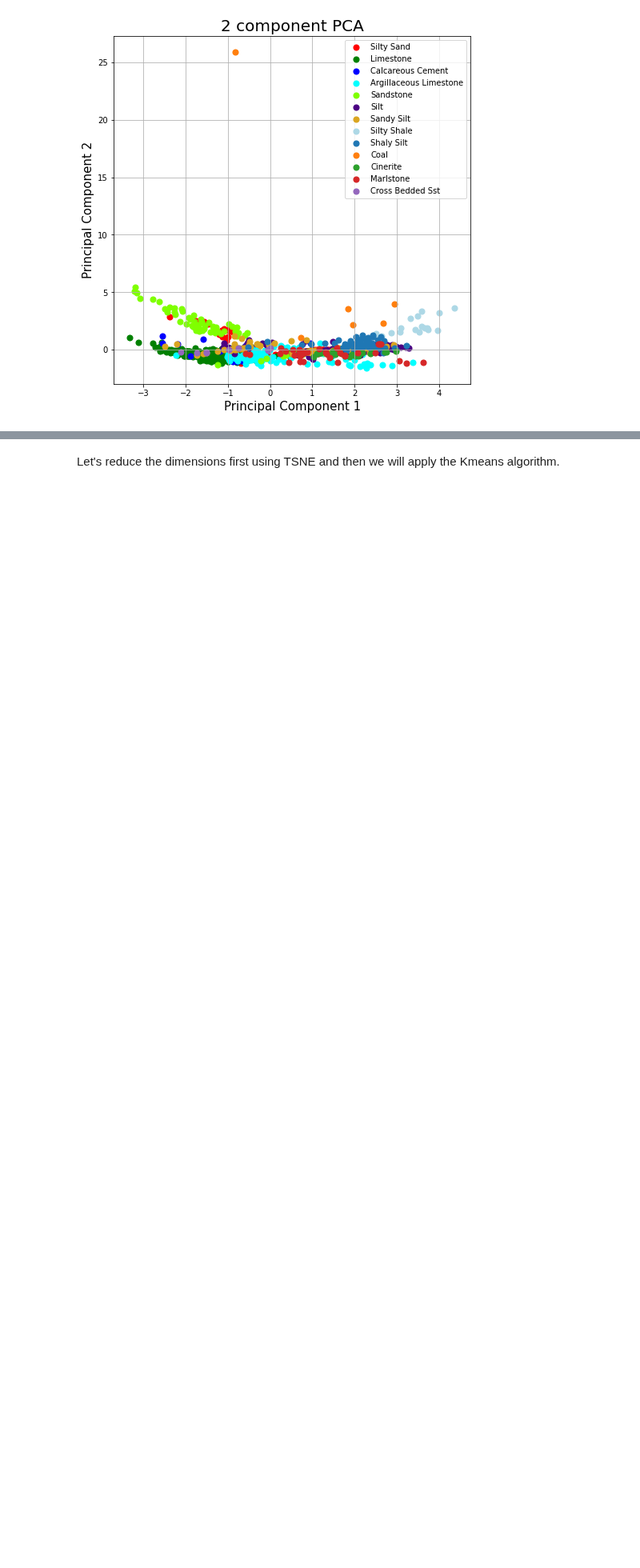
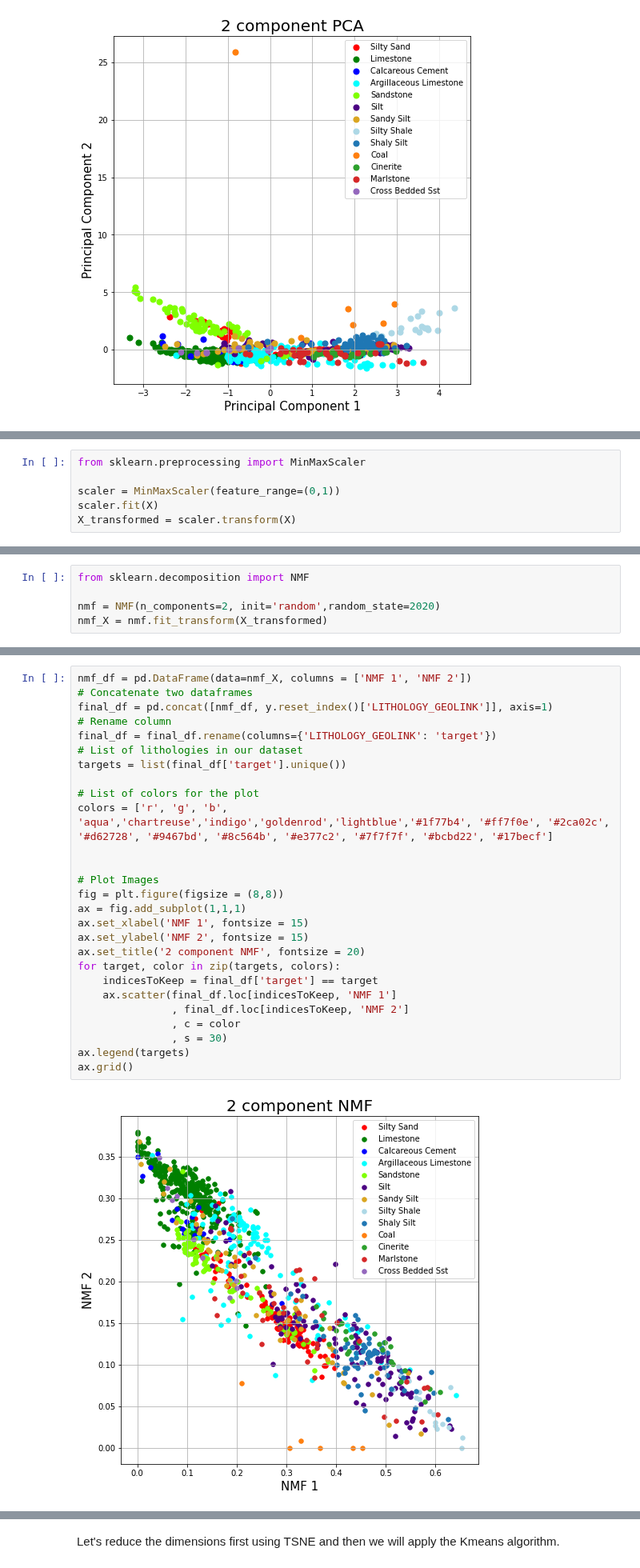
Before and after one commit to 3springs/deep_ml_curriculum, a Jupyter notebook: notebooks/11 Unsupervised/Unsupervised.ipynb, the cells around one changed output, grey strips where cells are left out. Shown at 80% size. Drawn from its saved outputs; the diff is of its cells as text; blank space fills up the shorter version.

```diff
--- a/notebooks/11 Unsupervised/Unsupervised.ipynb
+++ b/notebooks/11 Unsupervised/Unsupervised.ipynb
@@ -300,0 +351,6 @@ ax.grid()
+# %%
+from sklearn.preprocessing import MinMaxScaler
+
+scaler = MinMaxScaler(feature_range=(0,1))
+scaler.fit(X)
+X_transformed = scaler.transform(X)
@@ -300,0 +363,5 @@ ax.grid()
+# %%
+from sklearn.decomposition import NMF
+
+nmf = NMF(n_components=2, init='random',random_state=2020)
+nmf_X = nmf.fit_transform(X_transformed)
@@ -300,0 +372,29 @@ ax.grid()
+# %%
+nmf_df = pd.DataFrame(data=nmf_X, columns = ['NMF 1', 'NMF 2'])
+# Concatenate two dataframes
+final_df = pd.concat([nmf_df, y.reset_index()['LITHOLOGY_GEOLINK']], axis=1)
+# Rename column
+final_df = final_df.rename(columns={'LITHOLOGY_GEOLINK': 'target'})
+# List of lithologies in our dataset
+targets = list(final_df['target'].unique())
+
+# List of colors for the plot
+colors = ['r', 'g', 'b', 'aqua','chartreuse','indigo','goldenrod','lightblue','#1f77b4', '#ff7f0e', '#2ca02c', '#d62728', '#9467bd', '#8c564b', '#e377c2', '#7f7f7f', '#bcbd22', '#17becf']
+
+
+# Plot Images
+fig = plt.figure(figsize = (8,8))
+ax = fig.add_subplot(1,1,1)
+ax.set_xlabel('NMF 1', fontsize = 15)
+ax.set_ylabel('NMF 2', fontsize = 15)
+ax.set_title('2 component NMF', fontsize = 20)
+for target, color in zip(targets, colors):
+    indicesToKeep = final_df['target'] == target
+    ax.scatter(final_df.loc[indicesToKeep, 'NMF 1']
+               , final_df.loc[indicesToKeep, 'NMF 2']
+               , c = color
+               , s = 30)
+ax.legend(targets)
+ax.grid()
+# %% [output]
+[figure, added]
```
Also changed, not shown: parts of 42 cells of this notebook.
